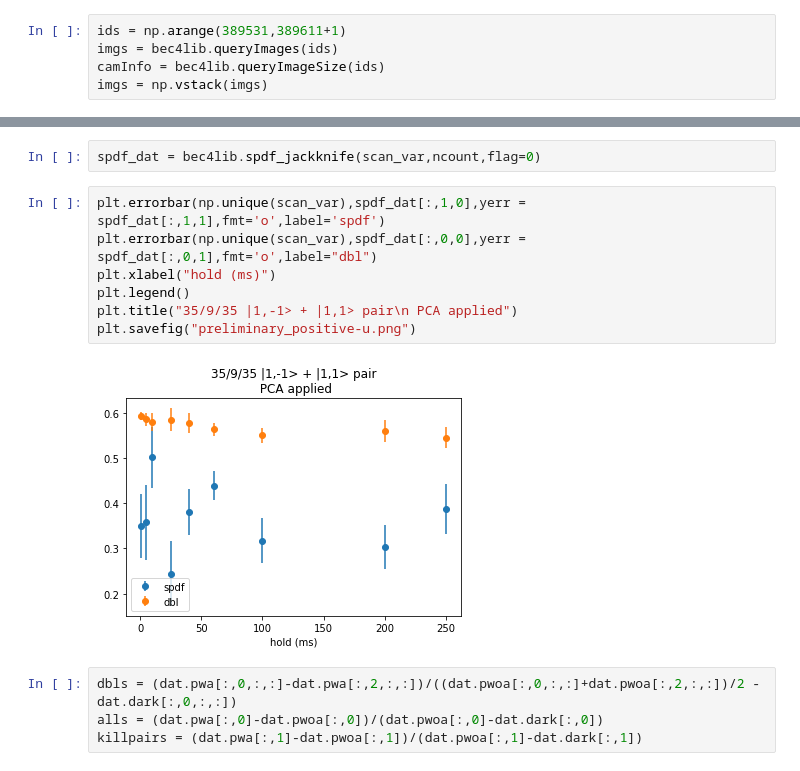
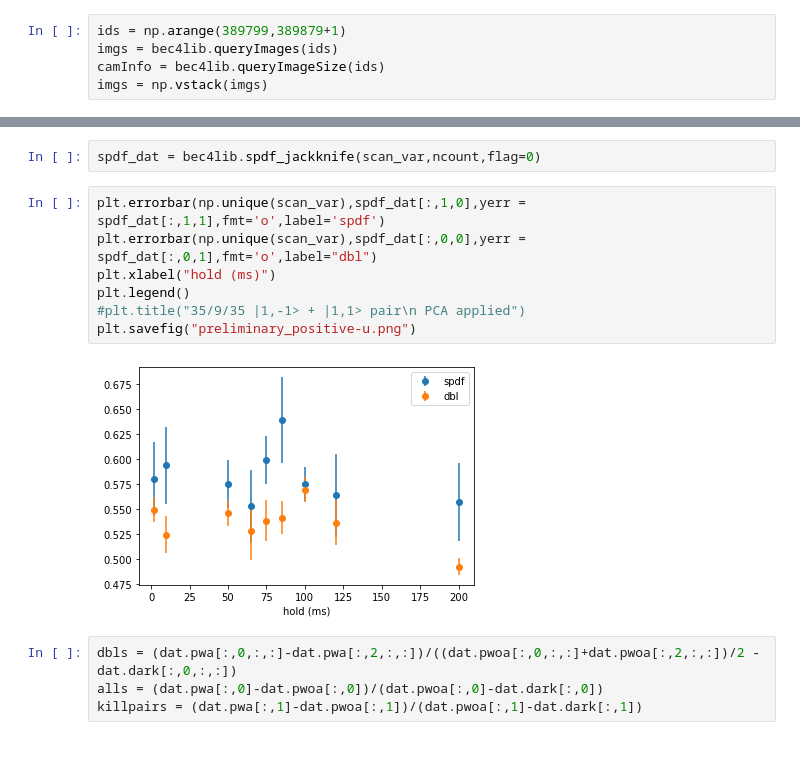
Before and after one commit to woochangchung/bec4py, a Jupyter notebook: bec4_image_analysis_V3.ipynb, the cells around one changed output, grey strips where cells are left out. Saved outputs shown, nothing was run; the diff lists cells and outputs as text.

```diff
--- a/bec4_image_analysis_V3.ipynb
+++ b/bec4_image_analysis_V3.ipynb
@@ -13,5 +12,5 @@ importlib.reload(bec4lib)
 # %%
-ids = np.arange(389531,389611+1)
+ids = np.arange(389799,389879+1)
 imgs = bec4lib.queryImages(ids)
 camInfo = bec4lib.queryImageSize(ids)
 imgs = np.vstack(imgs)
@@ -86,12 +90,12 @@ spdf_dat = bec4lib.spdf_jackknife(scan_var,ncount,flag=0)
 # %%
 plt.errorbar(np.unique(scan_var),spdf_dat[:,1,0],yerr = spdf_dat[:,1,1],fmt='o',label='spdf')
 plt.errorbar(np.unique(scan_var),spdf_dat[:,0,0],yerr = spdf_dat[:,0,1],fmt='o',label="dbl")
 plt.xlabel("hold (ms)")
 plt.legend()
-plt.title("35/9/35 |1,-1> + |1,1> pair\n PCA applied")
+#plt.title("35/9/35 |1,-1> + |1,1> pair\n PCA applied")
 plt.savefig("preliminary_positive-u.png")
 # %% [output]
-[figure, old version]
+[figure, new version]
 # %%
 dbls = (dat.pwa[:,0,:,:]-dat.pwa[:,2,:,:])/((dat.pwoa[:,0,:,:]+dat.pwoa[:,2,:,:])/2 - dat.dark[:,0,:,:])
 alls = (dat.pwa[:,0]-dat.pwoa[:,0])/(dat.pwoa[:,0]-dat.dark[:,0])
```
Also changed, not shown: parts of 15 cells of this notebook, 1 other file.
